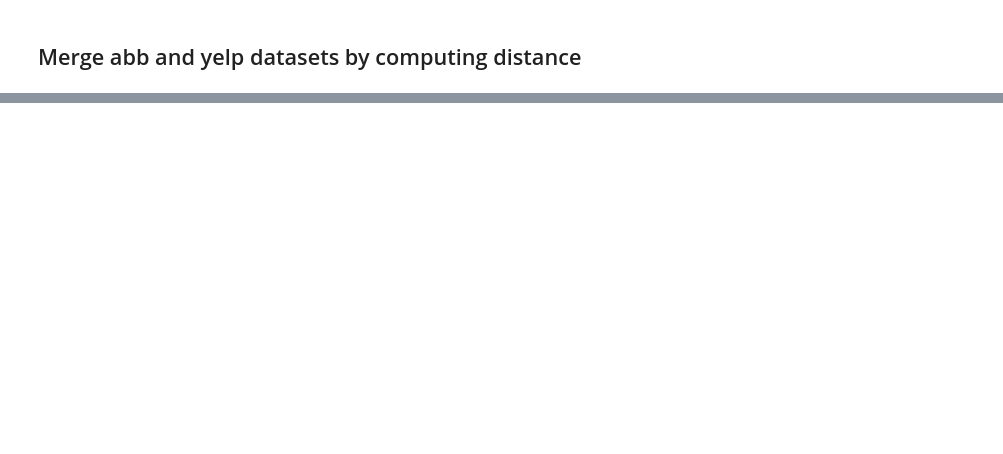
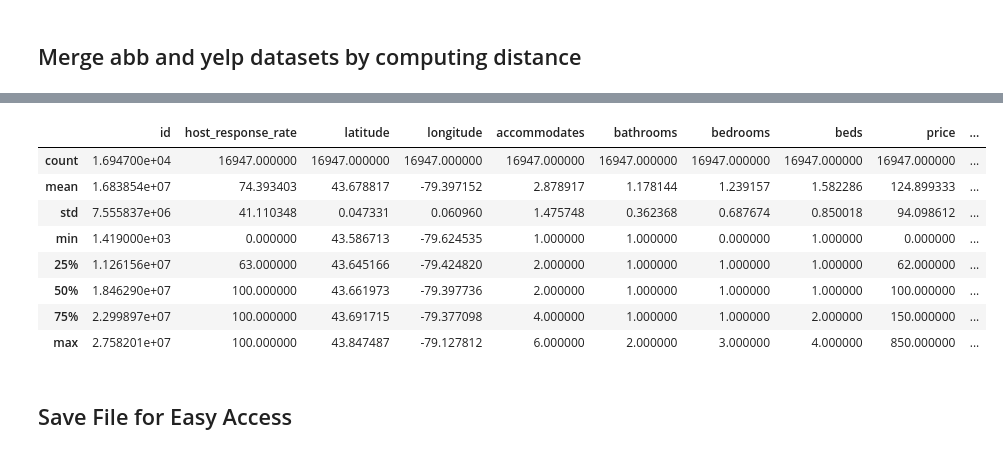
Before and after one commit to jkarpen/Springboard_Projects, a Jupyter notebook: Capstone/Scripts/Capstone_Data_Merge_Script.ipynb, the cells around one changed output, grey strips where cells are left out. Cells and saved outputs as stored; diff of their text form; code cells hidden in the pictures; blank space fills up the shorter version.

```diff
--- a/Capstone/Scripts/Capstone_Data_Merge_Script.ipynb
+++ b/Capstone/Scripts/Capstone_Data_Merge_Script.ipynb
@@ -531,0 +535,5 @@ distance = R * c
+# %%
+#apply function to generate distance
+merge['distance'] = list(map(compute_distance, merge['latitude_abb'],
+                            merge['longitude_abb'], merge['latitude_yelp'],
+                            merge['longitude_yelp']))
@@ -531,0 +549,4 @@ distance = R * c
+# %%
+#filter for distance < .5
+merge = merge[merge['distance']<.5]
+merge.shape
@@ -532,3 +555,11 @@ distance = R * c
 # %%
 #Group by airbnb_id with count to get number of business in that distance
 #Also avg. star rating and number of reviews
+merge_group = merge.groupby(['id']).agg({'business_id':'count',
+                                                        'review_count':'sum',
+                                                        'stars':'mean'})
+merge_group = merge_group.rename(columns={'business_id':'yelp_bus_count',
+                                          'review_count':'yelp_bus_total_reviews',
+                                          'stars':'yelp_bus_avg_rating'})
+print(merge_group.head())
+print(merge_group.shape)
@@ -534,0 +575,3 @@ distance = R * c
+# %%
+abb = pd.merge(abb, merge_group, on='id', how='left')
+abb.head()
@@ -534,0 +585,14 @@ distance = R * c
+# %%
+abb.describe()
+# %% [output]
+|  | id | host_response_rate | latitude | longitude | accommodates | bathrooms | bedrooms | beds | price | ... |
+| count | 1.694700e+04 | 16947.000000 | 16947.000000 | 16947.000000 | 16947.000000 | 16947.000000 | 16947.000000 | 16947.000000 | 16947.000000 | ... |
+| mean | 1.683854e+07 | 74.393403 | 43.678817 | -79.397152 | 2.878917 | 1.178144 | 1.239157 | 1.582286 | 124.899333 | ... |
+| std | 7.555837e+06 | 41.110348 | 0.047331 | 0.060960 | 1.475748 | 0.362368 | 0.687674 | 0.850018 | 94.098612 | ... |
+| min | 1.419000e+03 | 0.000000 | 43.586713 | -79.624535 | 1.000000 | 1.000000 | 0.000000 | 1.000000 | 0.000000 | ... |
+| 25% | 1.126156e+07 | 63.000000 | 43.645166 | -79.424820 | 2.000000 | 1.000000 | 1.000000 | 1.000000 | 62.000000 | ... |
+| 50% | 1.846290e+07 | 100.000000 | 43.661973 | -79.397736 | 2.000000 | 1.000000 | 1.000000 | 1.000000 | 100.000000 | ... |
+| 75% | 2.299897e+07 | 100.000000 | 43.691715 | -79.377098 | 4.000000 | 1.000000 | 1.000000 | 2.000000 | 150.000000 | ... |
+| max | 2.758201e+07 | 100.000000 | 43.847487 | -79.127812 | 6.000000 | 2.000000 | 3.000000 | 4.000000 | 850.000000 | ... |
+# %% [markdown]
+## Save File for Easy Access
```
Also changed, not shown: parts of 38 cells of this notebook, 2 other files.
